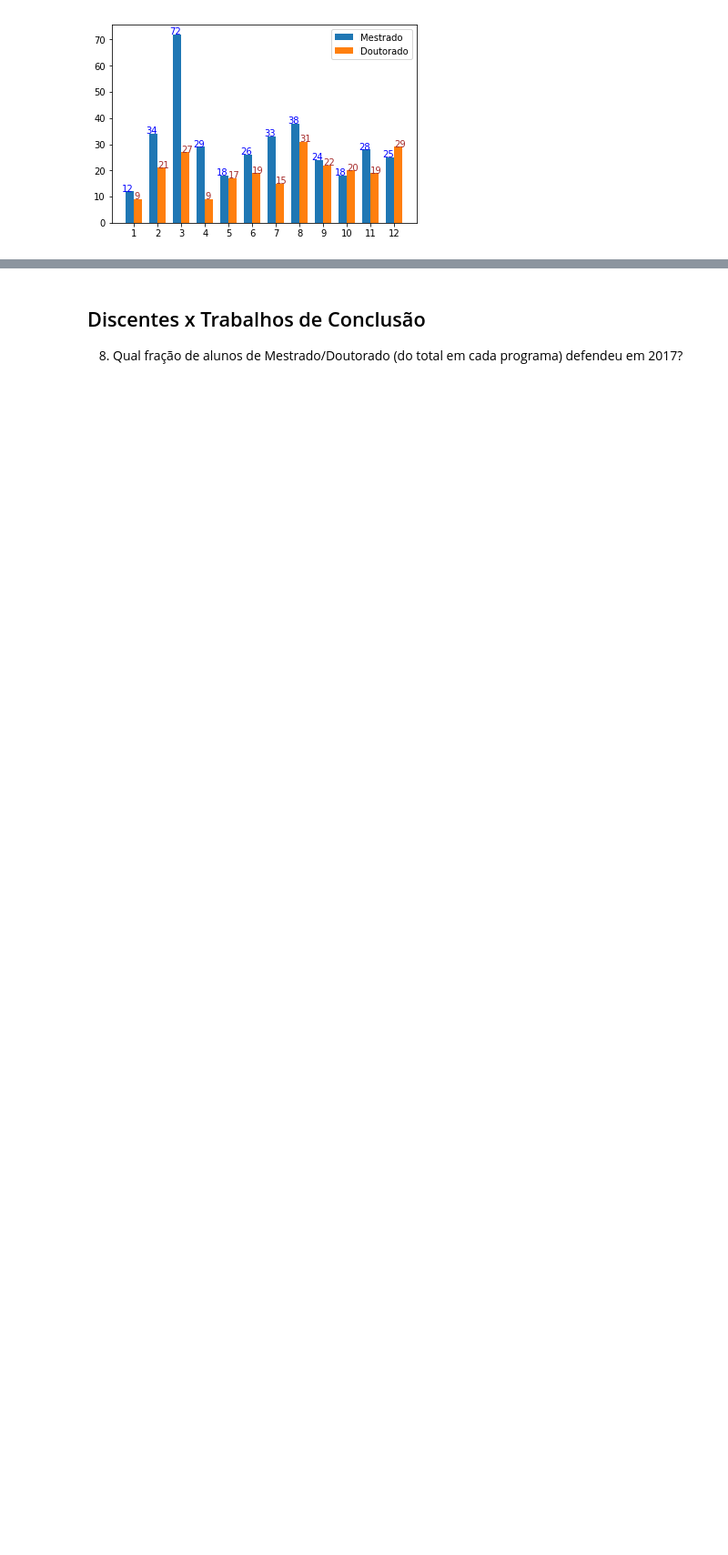
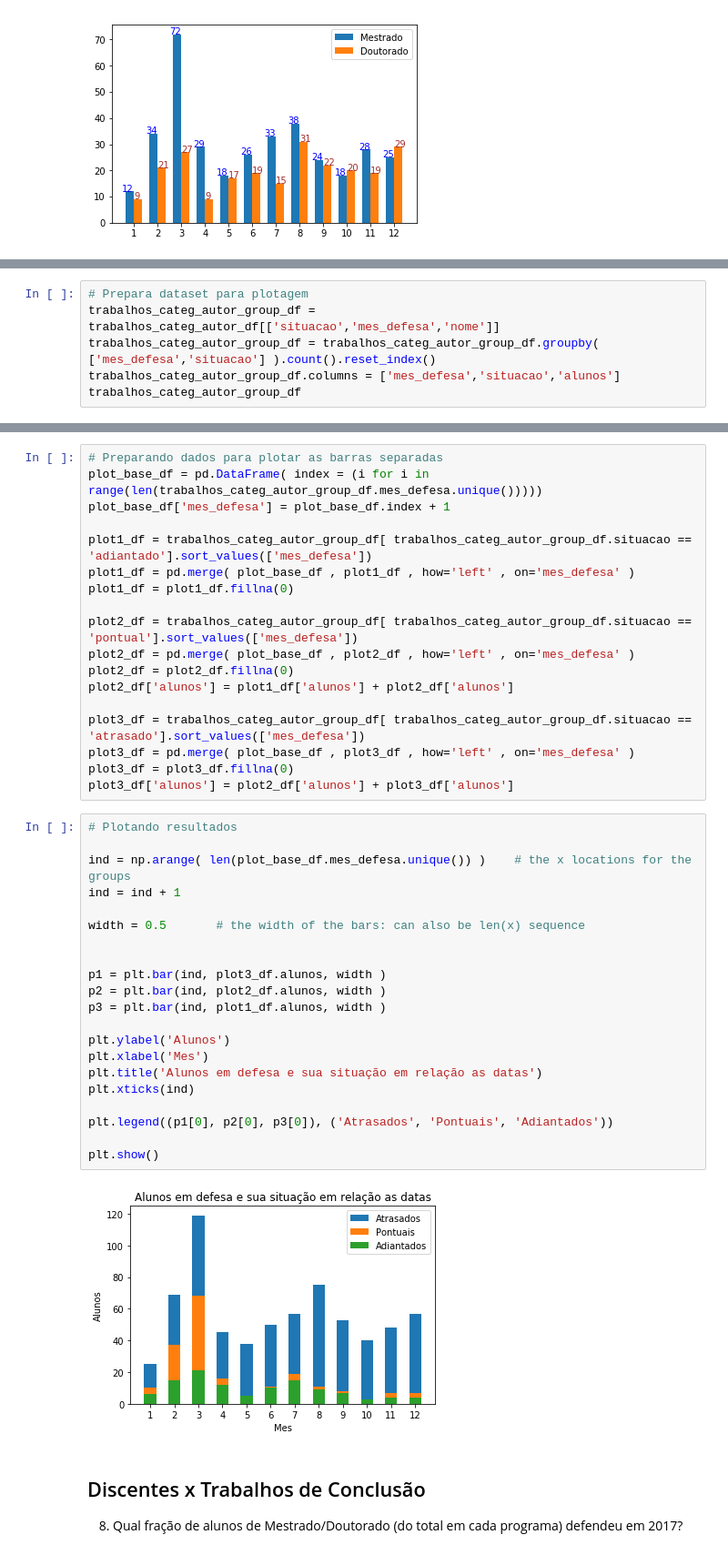
Before and after one commit to Pedalves/DataScience, a Jupyter notebook: CAPES/T1.1 Enunciado - Analise descritiva de dados de PG.ipynb, the cells around one changed output, grey strips where cells are left out. Shown at 91% size. Cells and saved outputs as stored; diff of their text form; blank space fills up the shorter version.

```diff
--- a/CAPES/T1.1 Enunciado - Analise descritiva de dados de PG.ipynb
+++ b/CAPES/T1.1 Enunciado - Analise descritiva de dados de PG.ipynb
@@ -879,0 +956,6 @@ plt.show()
+# %%
+# Prepara dataset para plotagem
+trabalhos_categ_autor_group_df = trabalhos_categ_autor_df[['situacao','mes_defesa','nome']]
+trabalhos_categ_autor_group_df = trabalhos_categ_autor_group_df.groupby( ['mes_defesa','situacao'] ).count().reset_index()
+trabalhos_categ_autor_group_df.columns = ['mes_defesa','situacao','alunos']
+trabalhos_categ_autor_group_df
@@ -880,3 +980,44 @@ plt.show()
+# %%
+# Preparando dados para plotar as barras separadas
+plot_base_df = pd.DataFrame( index = (i for i in range(len(trabalhos_categ_autor_group_df.mes_defesa.unique()))))
+plot_base_df['mes_defesa'] = plot_base_df.index + 1
+
+plot1_df = trabalhos_categ_autor_group_df[ trabalhos_categ_autor_group_df.situacao == 'adiantado'].sort_values(['mes_defesa'])
+plot1_df = pd.merge( plot_base_df , plot1_df , how='left' , on='mes_defesa' )
+plot1_df = plot1_df.fillna(0)
+
+plot2_df = trabalhos_categ_autor_group_df[ trabalhos_categ_autor_group_df.situacao == 'pontual'].sort_values(['mes_defesa'])
+plot2_df = pd.merge( plot_base_df , plot2_df , how='left' , on='mes_defesa' )
+plot2_df = plot2_df.fillna(0)
+plot2_df['alunos'] = plot1_df['alunos'] + plot2_df['alunos']
+
+plot3_df = trabalhos_categ_autor_group_df[ trabalhos_categ_autor_group_df.situacao == 'atrasado'].sort_values(['mes_defesa'])
+plot3_df = pd.merge( plot_base_df , plot3_df , how='left' , on='mes_defesa' )
+plot3_df = plot3_df.fillna(0)
+plot3_df['alunos'] = plot2_df['alunos'] + plot3_df['alunos']
+# %%
+# Plotando resultados
+
+ind = np.arange( len(plot_base_df.mes_defesa.unique()) )    # the x locations for the groups
+ind = ind + 1
+
+width = 0.5       # the width of the bars: can also be len(x) sequence
+
+
+p1 = plt.bar(ind, plot3_df.alunos, width )
+p2 = plt.bar(ind, plot2_df.alunos, width )
+p3 = plt.bar(ind, plot1_df.alunos, width )
+
+plt.ylabel('Alunos')
+plt.xlabel('Mes')
+plt.title('Alunos em defesa e sua situação em relação as datas')
+plt.xticks(ind)
+
+plt.legend((p1[0], p2[0], p3[0]), ('Atrasados', 'Pontuais', 'Adiantados'))
+
+plt.show()
+# %% [output]
+[figure, added]
 # %% [markdown]
 ## Discentes x Trabalhos de Conclusão
 8) Qual fração de alunos de Mestrado/Doutorado (do total em cada programa) defendeu em 2017?
```
Also changed, not shown: parts of 9 cells of this notebook.
